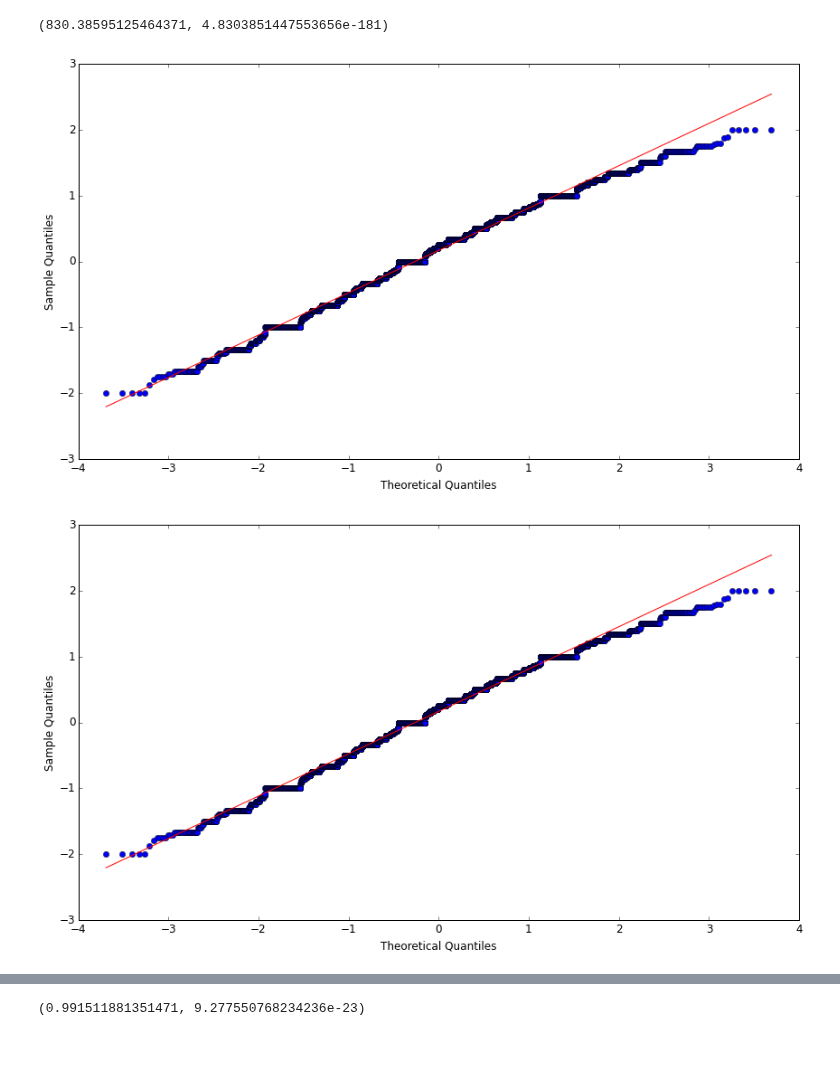
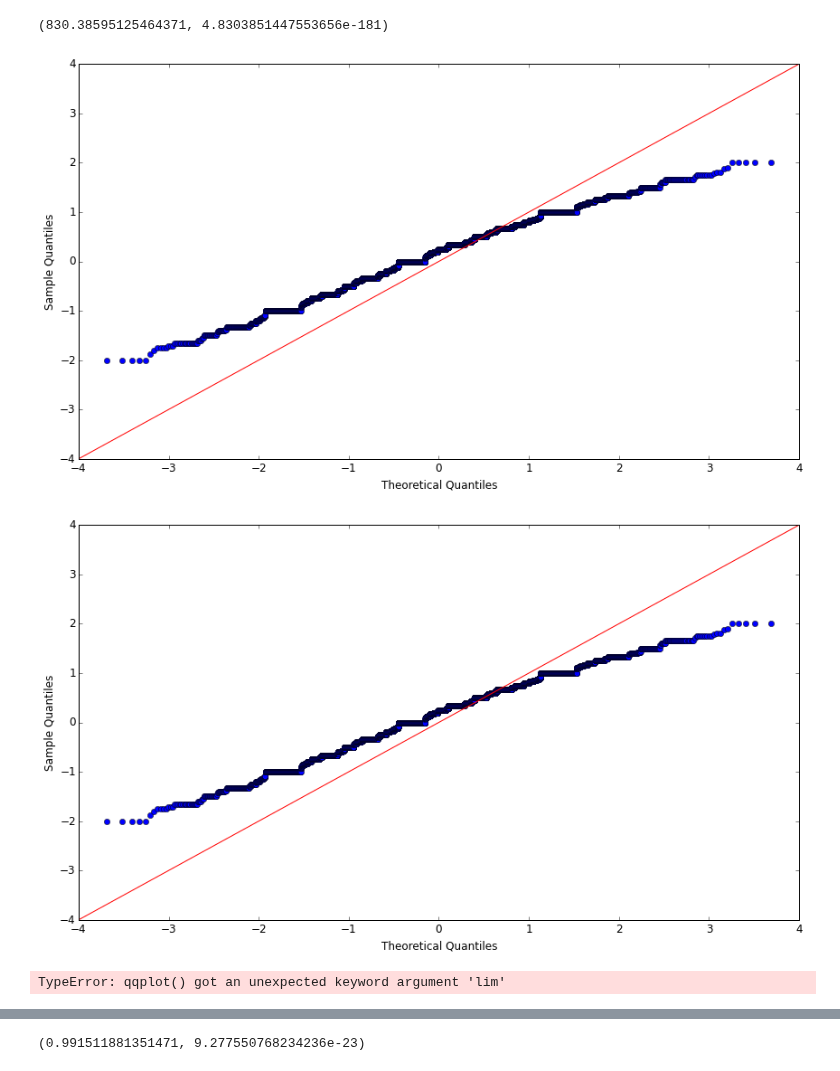
Before and after one commit to mavillard/liwc, a Jupyter notebook: comparison.ipynb, the cells around one changed output, grey strips where cells are left out. Cells and saved outputs as stored; diff of their text form; code cells hidden in the pictures.

```diff
--- a/comparison.ipynb
+++ b/comparison.ipynb
@@ -228,8 +228,12 @@ normaltest(df_b2['liwc'])
 # %%
 from statsmodels.graphics.gofplots import qqplot
 # %%
-qqplot(df_b2['score'], line='r')
+qqplot(df_b2['score'], line='45')
 # %% [output]
-[figure, old version]
+[figure, new version]
-[figure, old version]
+[figure, new version]
+# %%
+qqplot(df_b2['norm_score'], line='45', lim=(-1,1))
+# %% [output]
+TypeError: qqplot() got an unexpected keyword argument 'lim'
 # %%
```
Also changed, not shown: parts of 5 cells of this notebook, 4 other files.
